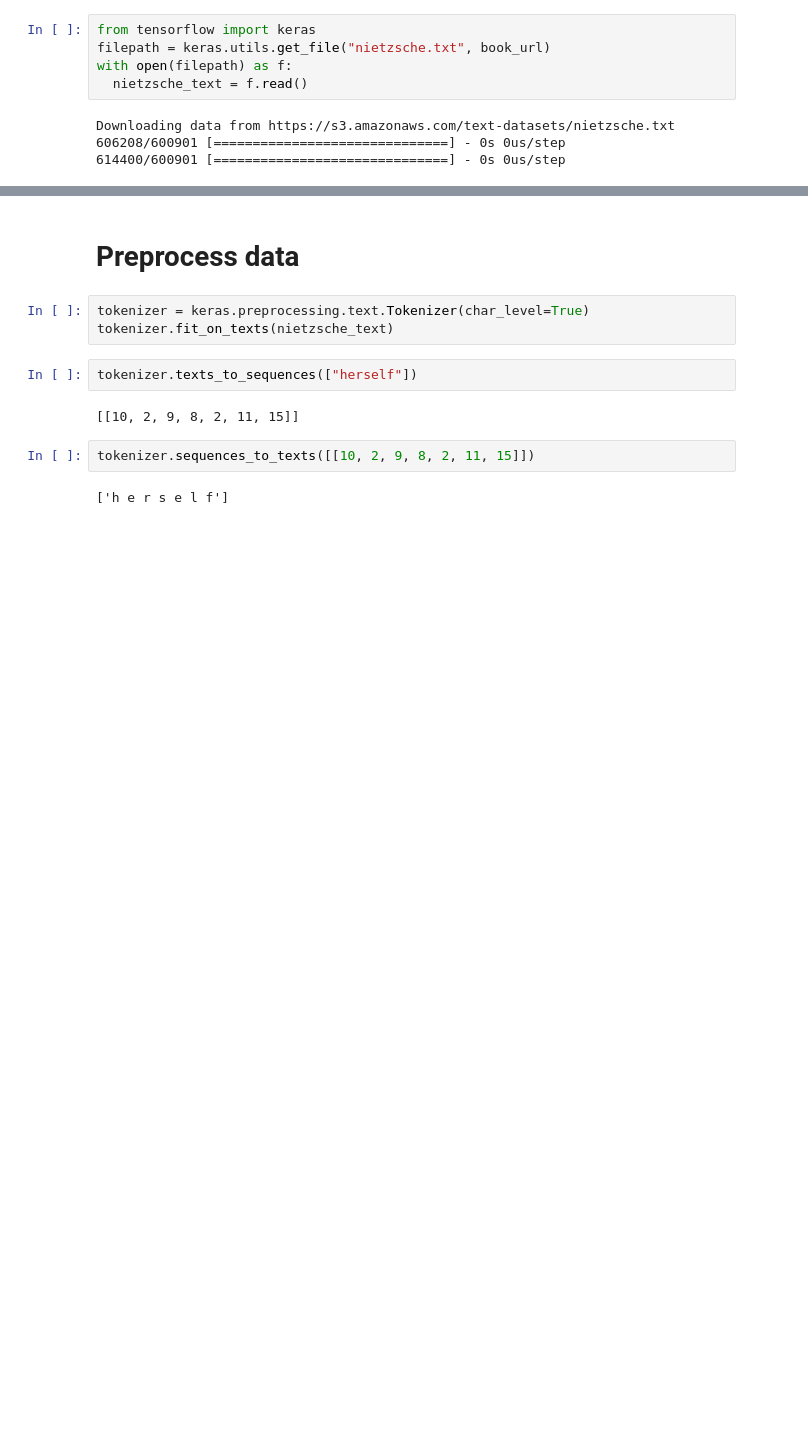
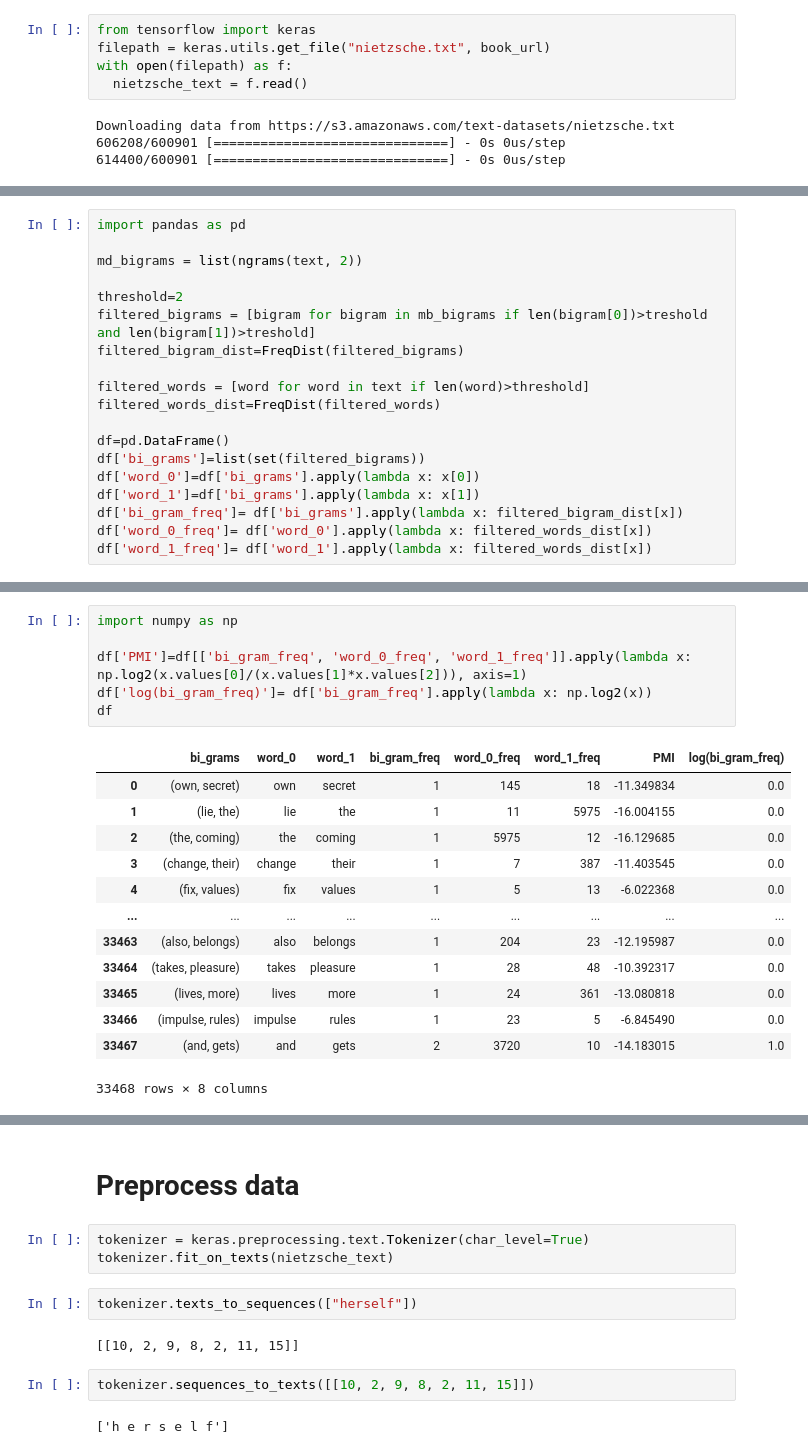
Before and after one commit to IramML/ailabschool-exam, a Jupyter notebook: book/Examen_R2.ipynb, the cells around one changed output, grey strips where cells are left out. Cells and saved outputs as stored; diff of their text form; blank space fills up the shorter version.

```diff
--- a/book/Examen_R2.ipynb
+++ b/book/Examen_R2.ipynb
@@ -74,0 +149,19 @@ Downloading data from https://s3.amazonaws.com/text-datasets/nietzsche.txt
+# %%
+import pandas as pd
+
+md_bigrams = list(ngrams(text, 2))
+
+threshold=2
+filtered_bigrams = [bigram for bigram in mb_bigrams if len(bigram[0])>treshold and len(bigram[1])>treshold]
+filtered_bigram_dist=FreqDist(filtered_bigrams)
+
+filtered_words = [word for word in text if len(word)>threshold]
+filtered_words_dist=FreqDist(filtered_words)
+
+df=pd.DataFrame()
+df['bi_grams']=list(set(filtered_bigrams))
+df['word_0']=df['bi_grams'].apply(lambda x: x[0])
+df['word_1']=df['bi_grams'].apply(lambda x: x[1])
+df['bi_gram_freq']= df['bi_grams'].apply(lambda x: filtered_bigram_dist[x])
+df['word_0_freq']= df['word_0'].apply(lambda x: filtered_words_dist[x])
+df['word_1_freq']= df['word_1'].apply(lambda x: filtered_words_dist[x])
@@ -74,0 +184,20 @@ Downloading data from https://s3.amazonaws.com/text-datasets/nietzsche.txt
+# %%
+import numpy as np
+
+df['PMI']=df[['bi_gram_freq', 'word_0_freq', 'word_1_freq']].apply(lambda x: np.log2(x.values[0]/(x.values[1]*x.values[2])), axis=1)
+df['log(bi_gram_freq)']= df['bi_gram_freq'].apply(lambda x: np.log2(x))
+df
+# %% [output]
+|  | bi_grams | word_0 | word_1 | bi_gram_freq | word_0_freq | word_1_freq | PMI | log(bi_gram_freq) |
+| 0 | (own, secret) | own | secret | 1 | 145 | 18 | -11.349834 | 0.0 |
+| 1 | (lie, the) | lie | the | 1 | 11 | 5975 | -16.004155 | 0.0 |
+| 2 | (the, coming) | the | coming | 1 | 5975 | 12 | -16.129685 | 0.0 |
+| 3 | (change, their) | change | their | 1 | 7 | 387 | -11.403545 | 0.0 |
+| 4 | (fix, values) | fix | values | 1 | 5 | 13 | -6.022368 | 0.0 |
+| ... | ... | ... | ... | ... | ... | ... | ... | ... |
+| 33463 | (also, belongs) | also | belongs | 1 | 204 | 23 | -12.195987 | 0.0 |
+| 33464 | (takes, pleasure) | takes | pleasure | 1 | 28 | 48 | -10.392317 | 0.0 |
+| 33465 | (lives, more) | lives | more | 1 | 24 | 361 | -13.080818 | 0.0 |
+| 33466 | (impulse, rules) | impulse | rules | 1 | 23 | 5 | -6.845490 | 0.0 |
+| 33467 | (and, gets) | and | gets | 2 | 3720 | 10 | -14.183015 | 1.0 |
+33468 rows × 8 columns
```
Also changed, not shown: parts of 17 cells of this notebook.
